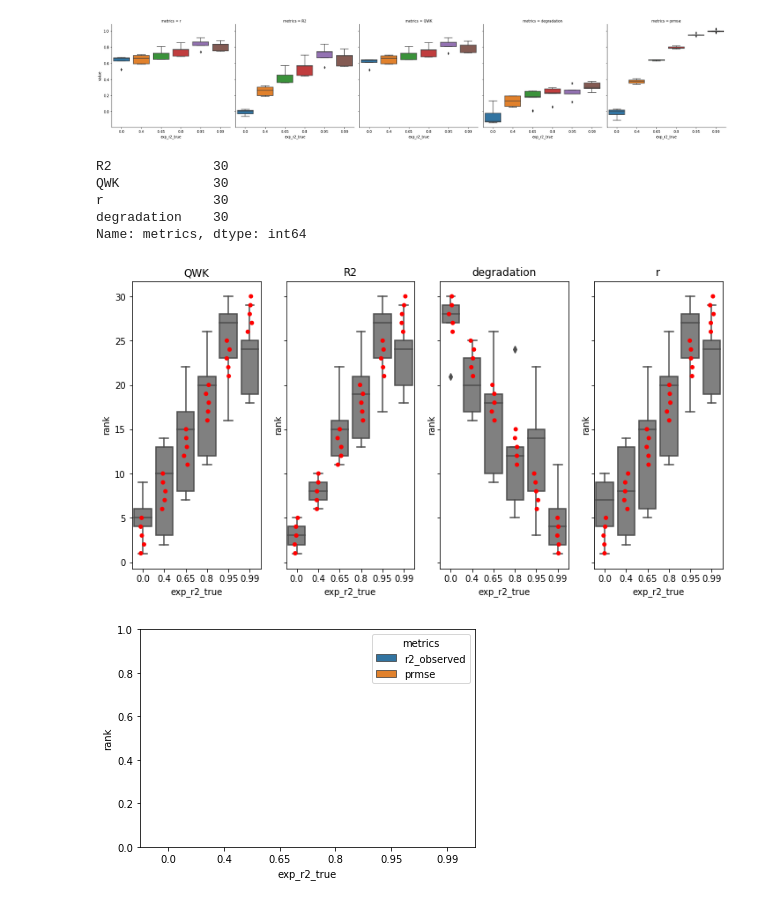
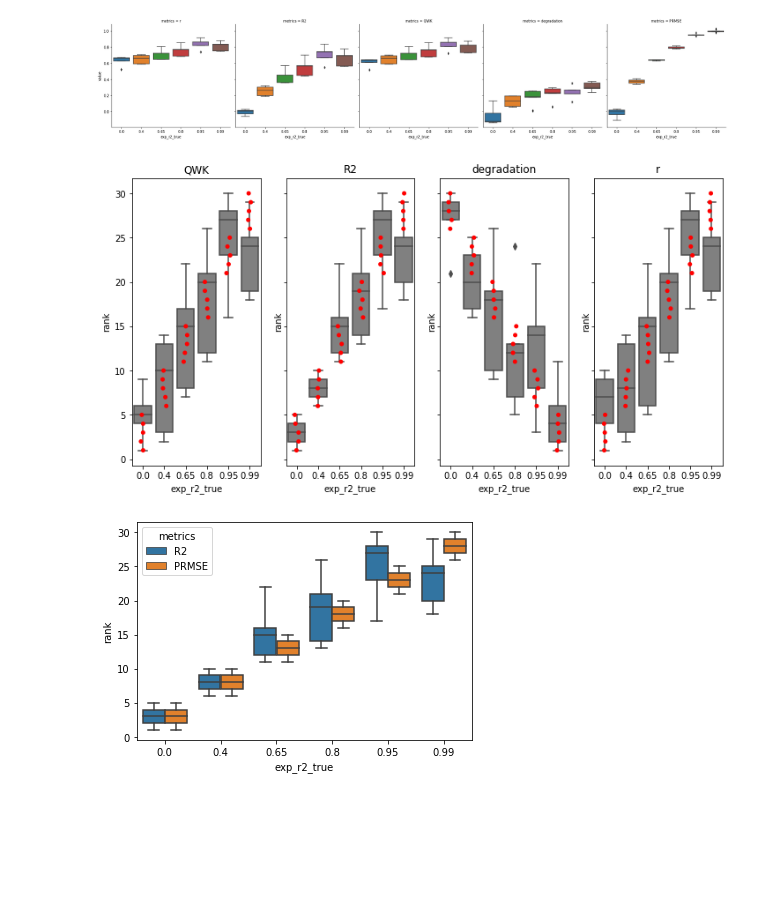
Before and after one commit to EducationalTestingService/prmse-simulations, a Jupyter notebook: notebooks/EXP_NA2H.ipynb, the cells around one changed output. Cells and saved outputs as stored; diff of their text form; code cells hidden in the pictures; blank space fills up the shorter version.

```diff
--- a/notebooks/EXP_NA2H.ipynb
+++ b/notebooks/EXP_NA2H.ipynb
@@ -160,7 +160,7 @@ exp\_r2\_true &      &           &          &       \\
 df_nh = df_nh.rename(columns=metrics_dict)
 df_nh['degradation'] = df_nh['r']  - df_nh['hh_corr']
 df_nh_long = df_nh.melt(id_vars = ['humans', 'category', 'system', 'exp_r2_true'],
-                                  value_vars = ['r', 'R2', 'QWK', 'degradation', 'prmse'],
+                                  value_vars = ['r', 'R2', 'QWK', 'degradation', 'PRMSE'],
                                   var_name = 'metrics', value_name = 'value')
 # %%
 # Plot the raw values by known system prformance
@@ -172,14 +172,6 @@ ax = sns.catplot(col='metrics', y='value', x='exp_r2_true', data=df_nh_long,
 # now add ranks
 
 df_nh_with_rank = df_nh_long.groupby('metrics').apply(lambda x: get_rank(x)).reset_index(drop=True)
-# %%
-data_for_plot['metrics'].value_counts()
-# %% [output]
-R2             30
-QWK            30
-r              30
-degradation    30
-Name: metrics, dtype: int64
 # %%
 # plot the ranks. We overlay the ranks we computed for the same pair in the first part of this notebook.
 
@@ -198,16 +190,16 @@ for ax, (n, grp) in zip(axes, data_for_plot.groupby("metrics")):
 plt.show()
 fig.savefig(fig_dir / 'system_comparison.png')
 # %% [output]
-[figure, old version]
+[figure, new version]
 # %%
 # Now let's plot PRMSE and R2 only
 
 data_for_plot = df_nh_with_rank[df_nh_with_rank['metrics'].isin(['PRMSE', 'R2'])]
 
 ax = sns.boxplot(x="exp_r2_true", y="rank", data=data_for_plot, hue='metrics',
-                 hue_order=['r2_observed', 'prmse'])
+                 hue_order=['R2', 'PRMSE'])
 #axes[-1].get_legend().remove()
 #plt.show()
 plt.savefig(fig_dir / 'prmse_comparison.png')
 # %% [output]
-[figure, old version]
+[figure, new version]
```
Also changed, not shown: 1 other file.
